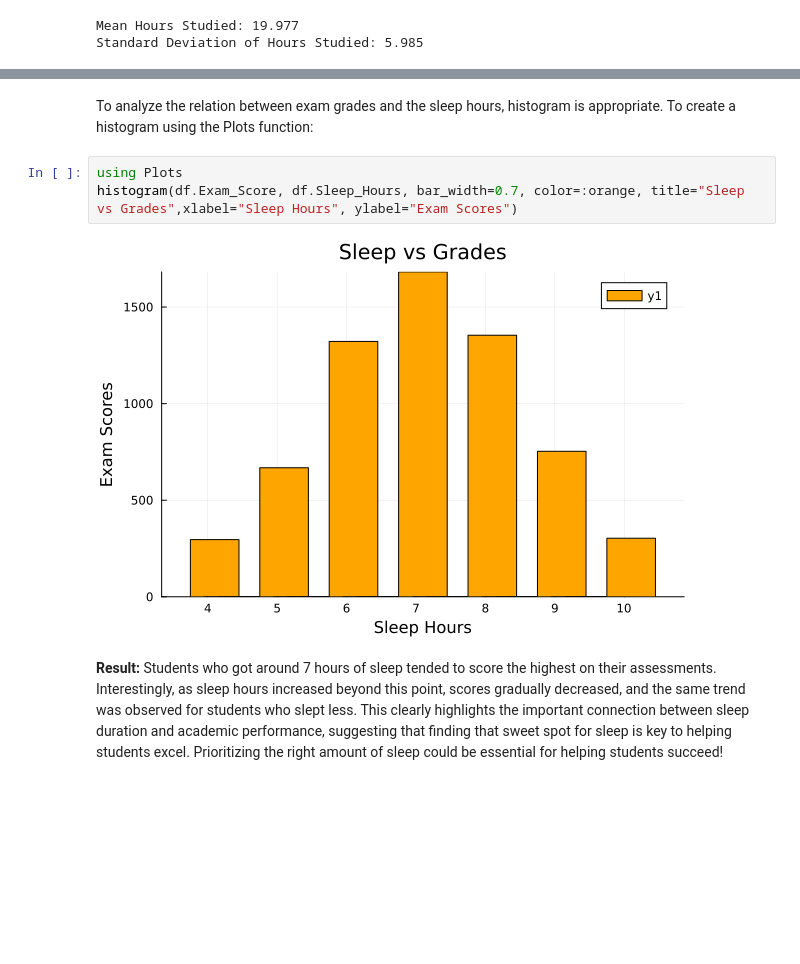
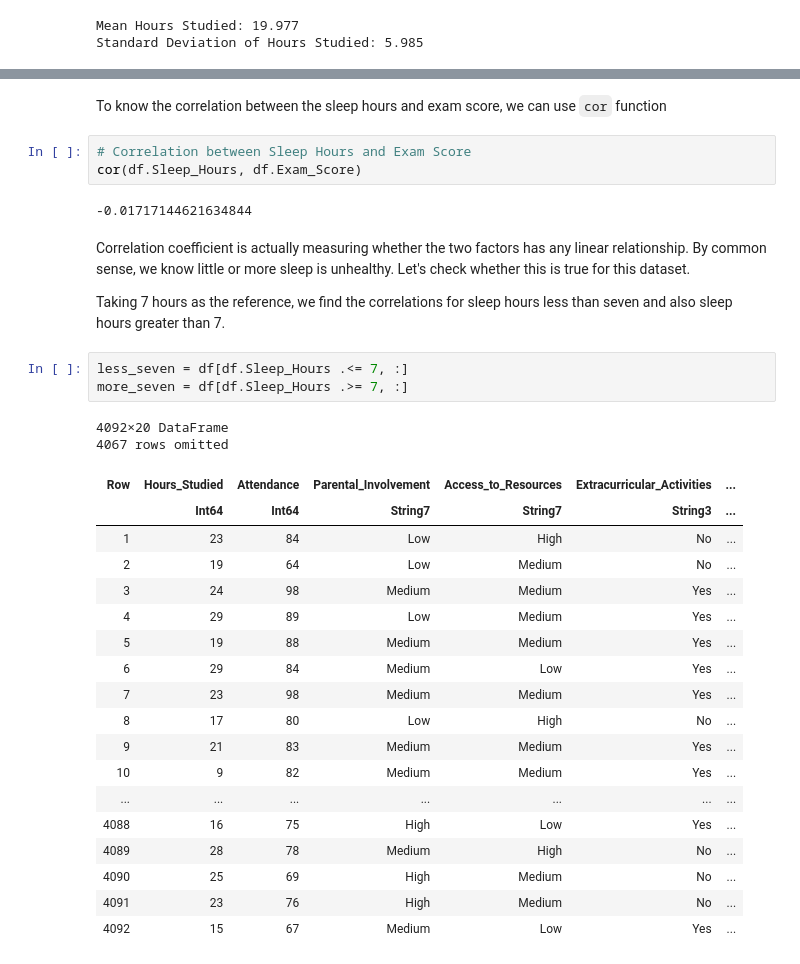
Before and after one commit to Jasper-Johansen/data_analysis_using_julia, a Jupyter notebook: Data_Analysis.ipynb, the cells around one changed output, grey strips where cells are left out. Saved outputs shown, nothing was run; the diff lists cells and outputs as text; blank space fills up the shorter version.

Commit message:
Delete histogram codes, since histogram is for distribution of a single entity and not for correlating two factors
Add correlation function

And the result

````diff
--- a/Data_Analysis.ipynb
+++ b/Data_Analysis.ipynb
@@ -191,10 +186,35 @@ Pkg.add("Plots")
 # %% [markdown]
-To analyze the relation between exam grades and the sleep hours, histogram is appropriate. To create a histogram using the Plots function:
+To know the correlation between the sleep hours and exam score, we can use ```cor``` function
 # %%
-using Plots
-histogram(df.Exam_Score, df.Sleep_Hours, bar_width=0.7, color=:orange, title="Sleep vs Grades",xlabel="Sleep Hours", ylabel="Exam Scores")
+# Correlation between Sleep Hours and Exam Score
+cor(df.Sleep_Hours, df.Exam_Score)
 # %% [output]
-[figure, removed]
+-0.01717144621634844
 # %% [markdown]
-**Result:**
-Students who got around 7 hours of sleep tended to score the highest on their assessments. Interestingly, as sleep hours increased beyond this point, scores gradually decreased, and the same trend was observed for students who slept less. This clearly highlights the important connection between sleep duration and academic performance, suggesting that finding that sweet spot for sleep is key to helping students excel. Prioritizing the right amount of sleep could be essential for helping students succeed!
+Correlation coefficient is actually measuring whether the two factors has any linear relationship. By common sense, we know little or more sleep is unhealthy. Let's check whether this is true for this dataset.
+
+Taking 7 hours as the reference, we find the correlations for sleep hours less than seven and also sleep hours greater than 7.
+# %%
+less_seven = df[df.Sleep_Hours .<= 7, :]
+more_seven = df[df.Sleep_Hours .>= 7, :]
+# %% [output]
+4092×20 DataFrame
+4067 rows omitted
+| Row | Hours_Studied | Attendance | Parental_Involvement | Access_to_Resources | Extracurricular_Activities | ... |
+|  | Int64 | Int64 | String7 | String7 | String3 | ... |
+| 1 | 23 | 84 | Low | High | No | ... |
+| 2 | 19 | 64 | Low | Medium | No | ... |
+| 3 | 24 | 98 | Medium | Medium | Yes | ... |
+| 4 | 29 | 89 | Low | Medium | Yes | ... |
+| 5 | 19 | 88 | Medium | Medium | Yes | ... |
+| 6 | 29 | 84 | Medium | Low | Yes | ... |
+| 7 | 23 | 98 | Medium | Medium | Yes | ... |
+| 8 | 17 | 80 | Low | High | No | ... |
+| 9 | 21 | 83 | Medium | Medium | Yes | ... |
+| 10 | 9 | 82 | Medium | Medium | Yes | ... |
+| ... | ... | ... | ... | ... | ... | ... |
+| 4088 | 16 | 75 | High | Low | Yes | ... |
+| 4089 | 28 | 78 | Medium | High | No | ... |
+| 4090 | 25 | 69 | High | Medium | No | ... |
+| 4091 | 23 | 76 | High | Medium | No | ... |
+| 4092 | 15 | 67 | Medium | Low | Yes | ... |
````
Also changed, not shown: parts of 6 cells of this notebook.
